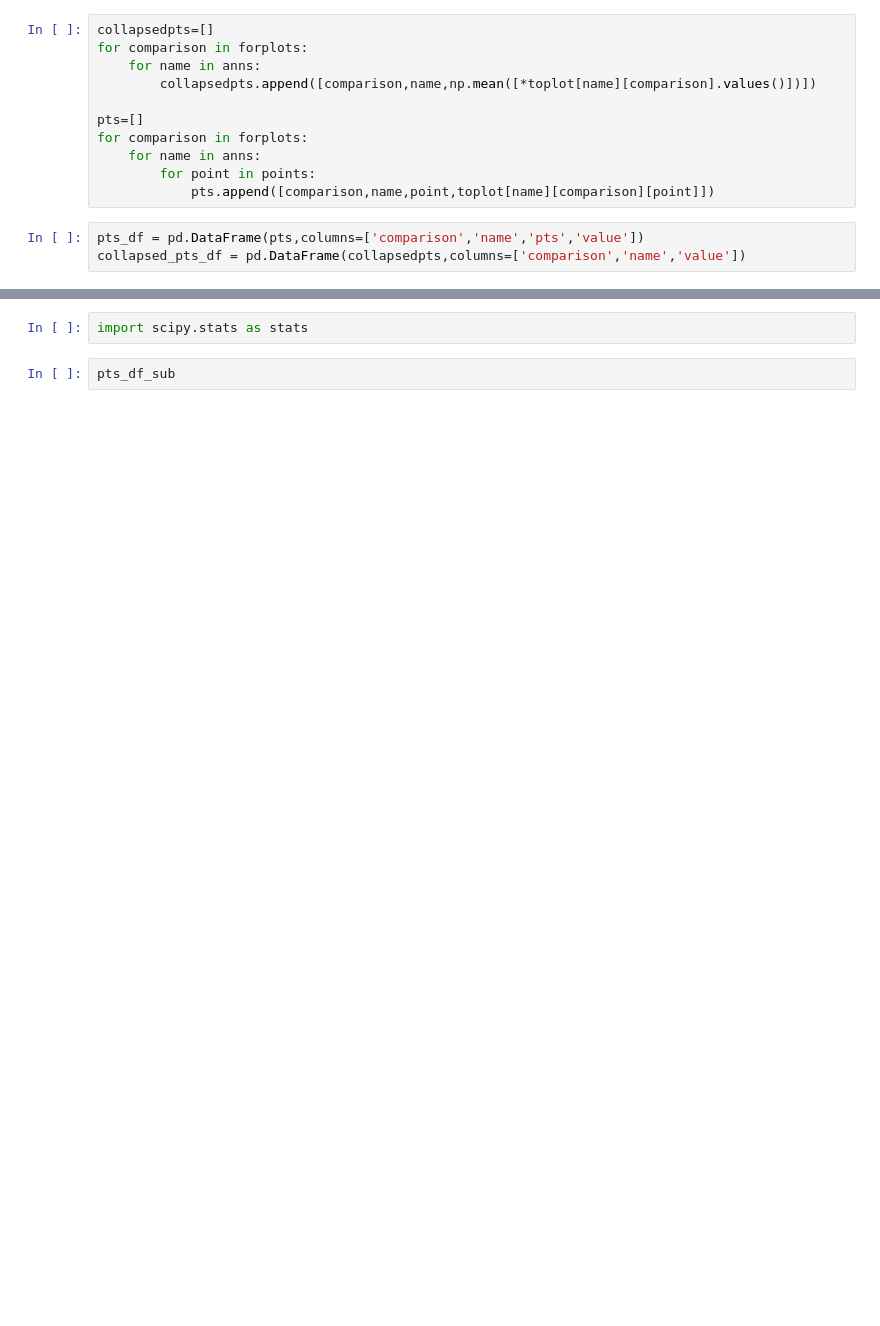
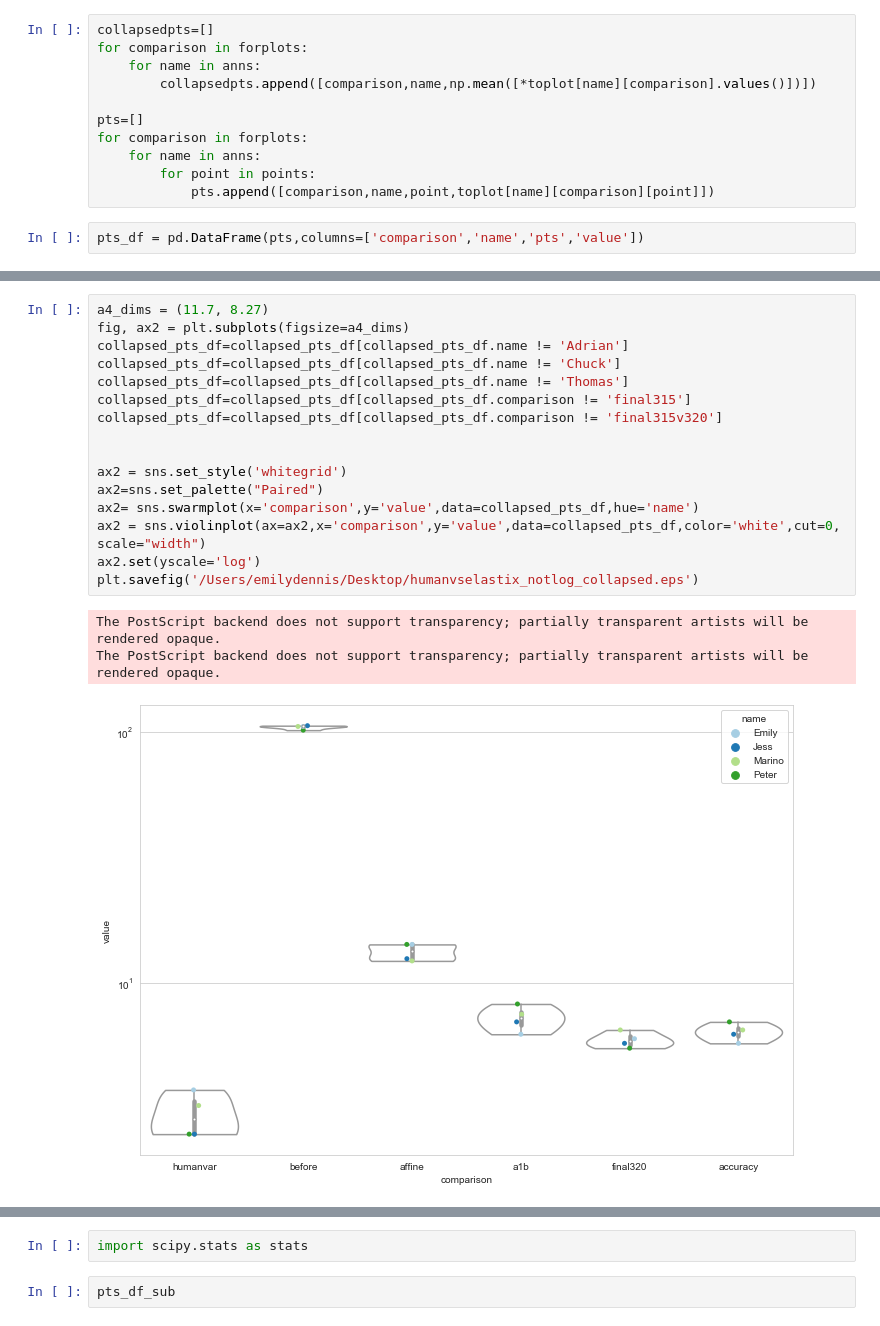
Before and after one commit to PrincetonUniversity/BrainPipe, a Jupyter notebook: tools/analysis/humanvselastix.ipynb, the cells around one changed output, grey strips where cells are left out. Drawn from its saved outputs; the diff is of its cells as text; blank space fills up the shorter version.

```diff
--- a/tools/analysis/humanvselastix.ipynb
+++ b/tools/analysis/humanvselastix.ipynb
@@ -92,4 +90,3 @@ for comparison in forplots:
             pts.append([comparison,name,point,toplot[name][comparison][point]])
 # %%
 pts_df = pd.DataFrame(pts,columns=['comparison','name','pts','value'])
-collapsed_pts_df = pd.DataFrame(collapsedpts,columns=['comparison','name','value'])
@@ -133,0 +124,20 @@ ax= sns.swarmplot(x='comparison',y='value',data=collapsed_pts_df[collapsed_pts_d
+# %%
+a4_dims = (11.7, 8.27)
+fig, ax2 = plt.subplots(figsize=a4_dims)
+collapsed_pts_df=collapsed_pts_df[collapsed_pts_df.name != 'Adrian']
+collapsed_pts_df=collapsed_pts_df[collapsed_pts_df.name != 'Chuck']
+collapsed_pts_df=collapsed_pts_df[collapsed_pts_df.name != 'Thomas']
+collapsed_pts_df=collapsed_pts_df[collapsed_pts_df.comparison != 'final315']
+collapsed_pts_df=collapsed_pts_df[collapsed_pts_df.comparison != 'final315v320']
+
+
+ax2 = sns.set_style('whitegrid')
+ax2=sns.set_palette("Paired")
+ax2= sns.swarmplot(x='comparison',y='value',data=collapsed_pts_df,hue='name')
+ax2 = sns.violinplot(ax=ax2,x='comparison',y='value',data=collapsed_pts_df,color='white',cut=0, scale="width")
+ax2.set(yscale='log')
+plt.savefig('/Users/emilydennis/Desktop/humanvselastix_notlog_collapsed.eps')
+# %% [output]
+The PostScript backend does not support transparency; partially transparent artists will be rendered opaque.
+The PostScript backend does not support transparency; partially transparent artists will be rendered opaque.
+[figure, added]
```
Also changed, not shown: parts of 23 cells of this notebook.
